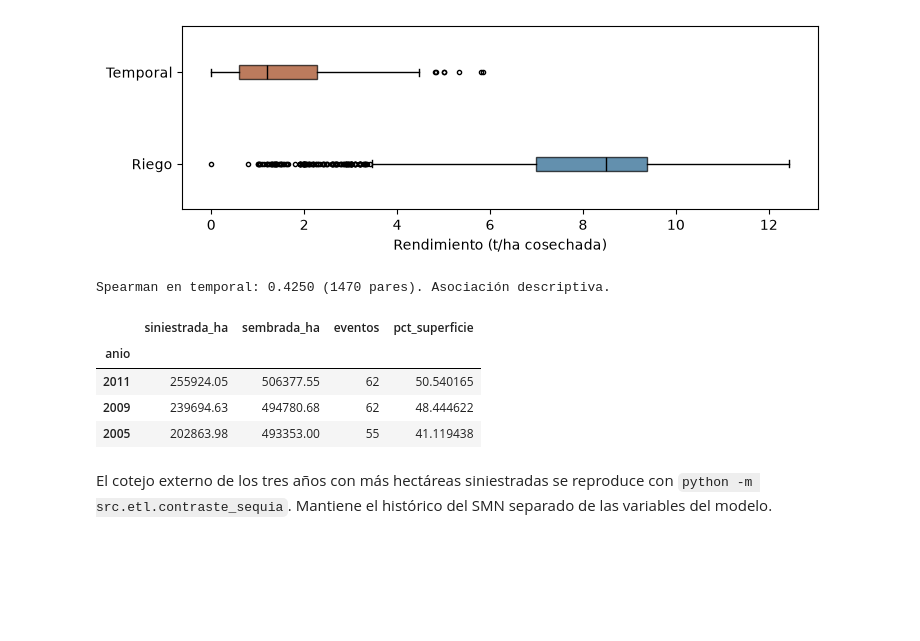
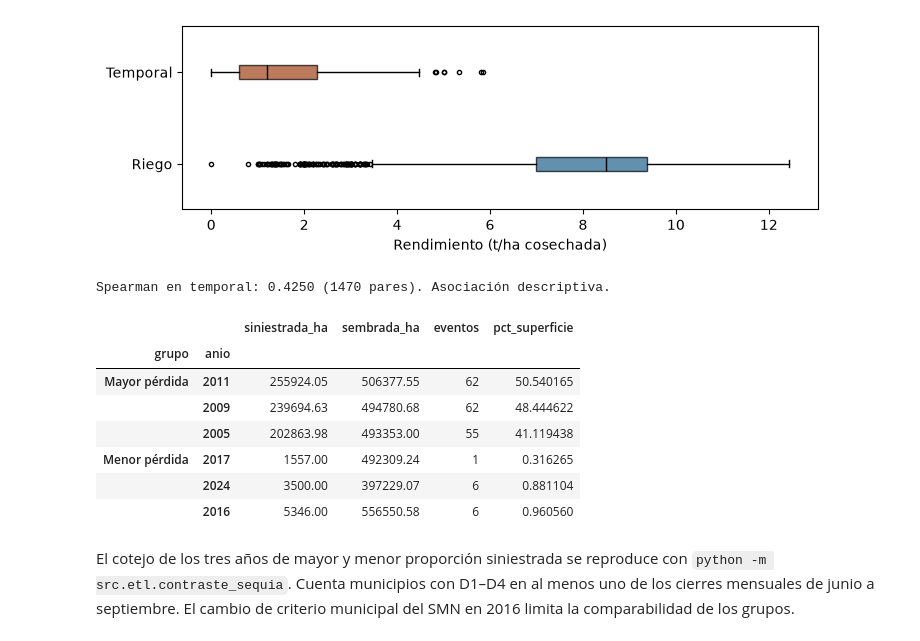
Before and after one commit to Mauricio-Avina/riesgo-agroclimatico, a Jupyter notebook: notebooks/01_exploracion.ipynb, the cells around one changed output. Drawn from its saved outputs; the diff is of its cells as text; code cells hidden in the pictures; blank space fills up the shorter version.

```diff
--- a/notebooks/01_exploracion.ipynb
+++ b/notebooks/01_exploracion.ipynb
@@ -99,17 +99,21 @@ rendimiento(oro)
 # %%
 pares = oro.loc[oro.modalidad.eq("Temporal"), ["lluvia_floracion_mm", "rendimiento_t_ha"]].dropna()
 rho = pares.corr(method="spearman").iloc[0, 1]
 print(f"Spearman en temporal: {rho:.4f} ({len(pares)} pares). Asociación descriptiva.")
 anios = oro.groupby("anio").agg(siniestrada_ha=("siniestrada_ha", "sum"), sembrada_ha=("sembrada_ha", "sum"),
                                 eventos=("siniestralidad", lambda s: s.gt(config.UMBRAL_PERDIDA).sum()))
 anios["pct_superficie"] = 100 * anios.siniestrada_ha / anios.sembrada_ha
-anios.sort_values("siniestrada_ha", ascending=False).head(3)
+pd.concat({"Mayor pérdida": anios.nlargest(3, "pct_superficie"),
+           "Menor pérdida": anios.nsmallest(3, "pct_superficie")}, names=["grupo", "anio"])
 # %% [output]
 Spearman en temporal: 0.4250 (1470 pares). Asociación descriptiva.
-|  | siniestrada_ha | sembrada_ha | eventos | pct_superficie |
-| anio |  |  |  |  |
-| 2011 | 255924.05 | 506377.55 | 62 | 50.540165 |
-| 2009 | 239694.63 | 494780.68 | 62 | 48.444622 |
-| 2005 | 202863.98 | 493353.00 | 55 | 41.119438 |
+|  |  | siniestrada_ha | sembrada_ha | eventos | pct_superficie |
+| grupo | anio |  |  |  |  |
+| Mayor pérdida | 2011 | 255924.05 | 506377.55 | 62 | 50.540165 |
+|  | 2009 | 239694.63 | 494780.68 | 62 | 48.444622 |
+|  | 2005 | 202863.98 | 493353.00 | 55 | 41.119438 |
+| Menor pérdida | 2017 | 1557.00 | 492309.24 | 1 | 0.316265 |
+|  | 2024 | 3500.00 | 397229.07 | 6 | 0.881104 |
+|  | 2016 | 5346.00 | 556550.58 | 6 | 0.960560 |
 # %% [markdown]
-El cotejo externo de los tres años con más hectáreas siniestradas se reproduce con `python -m src.etl.contraste_sequia`. Mantiene el histórico del SMN separado de las variables del modelo.
+El cotejo de los tres años de mayor y menor proporción siniestrada se reproduce con `python -m src.etl.contraste_sequia`. Cuenta municipios con D1–D4 en al menos uno de los cierres mensuales de junio a septiembre. El cambio de criterio municipal del SMN en 2016 limita la comparabilidad de los grupos.
```
Also changed, not shown: 17 other files.
